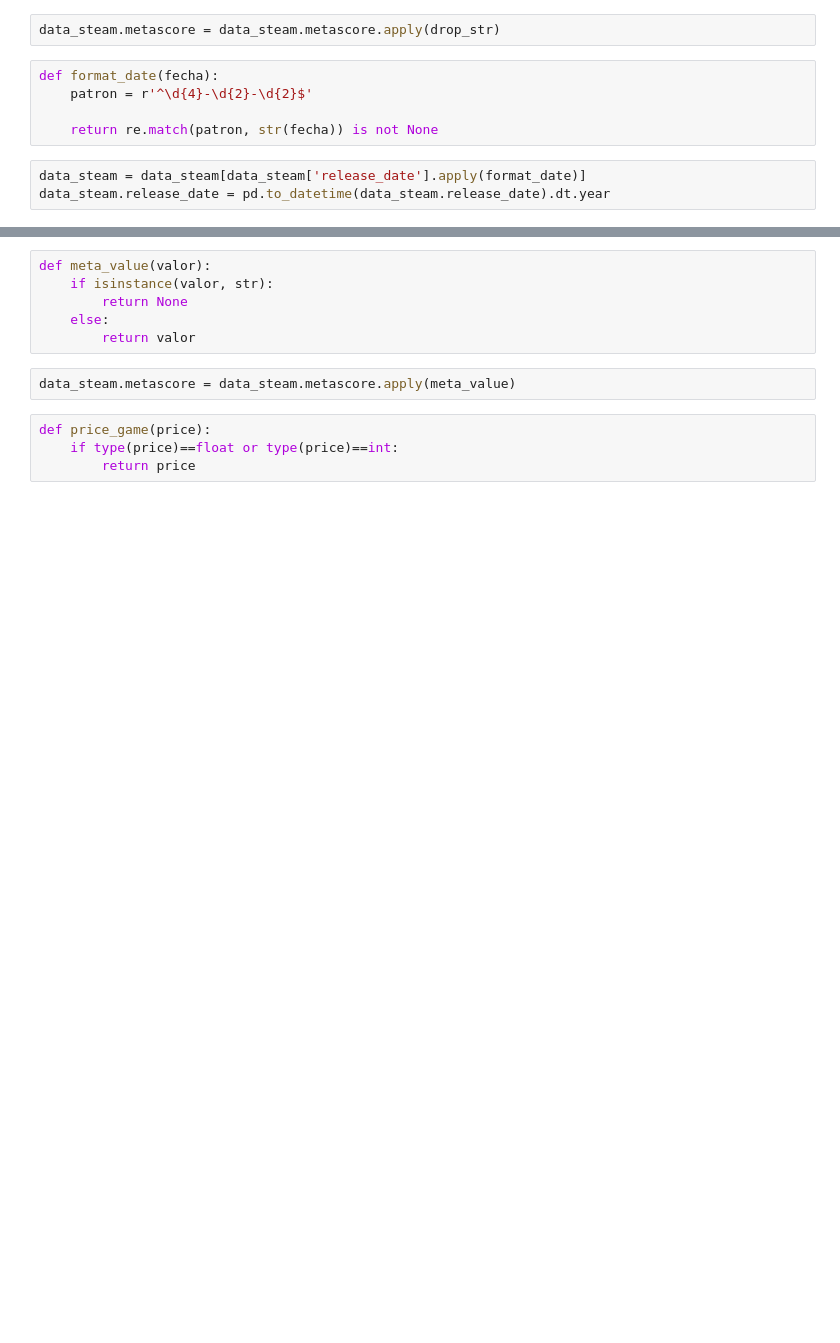
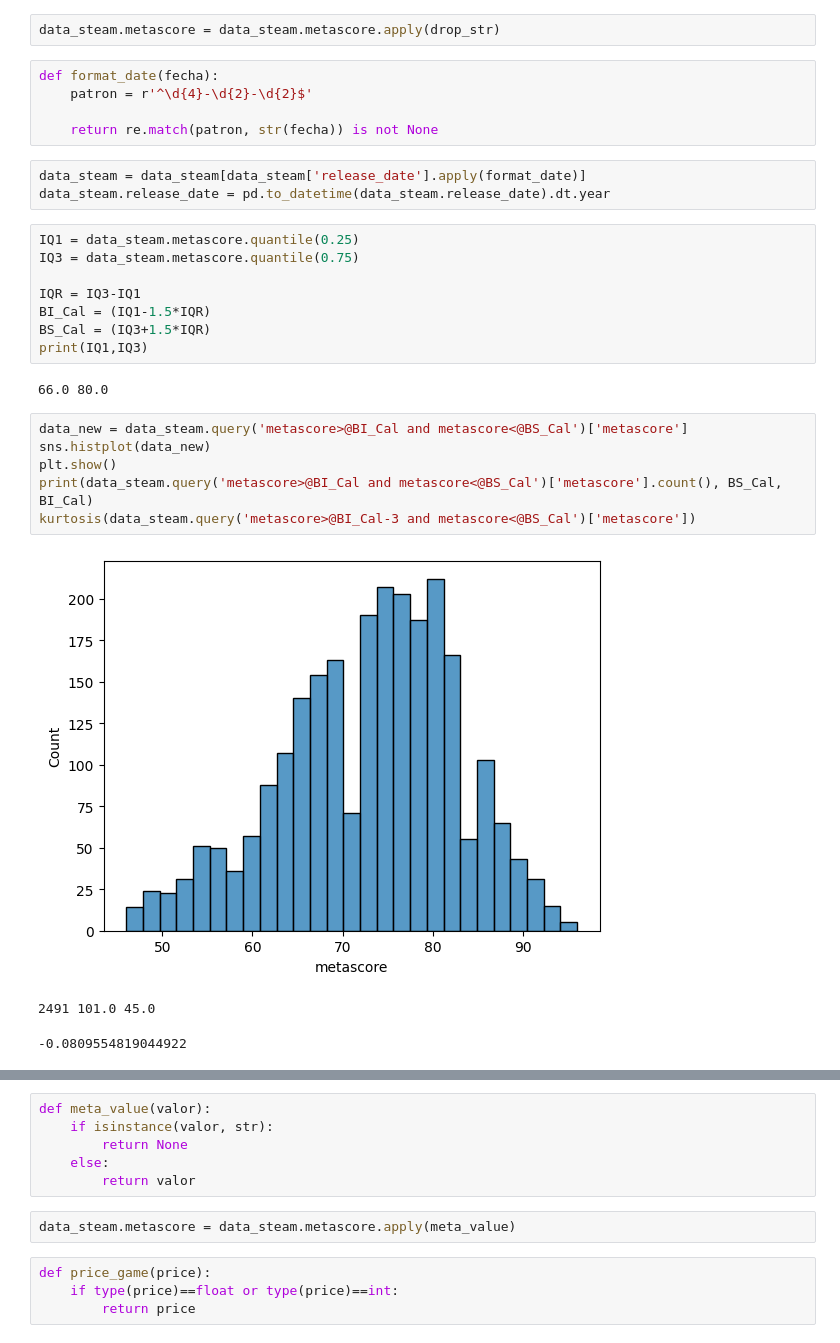
Before and after one commit to MIGUE-4/Probe, a Jupyter notebook: read_clean.ipynb, the cells around one changed output, grey strips where cells are left out. Saved outputs shown, nothing was run; the diff lists cells and outputs as text; blank space fills up the shorter version.

```diff
--- a/read_clean.ipynb
+++ b/read_clean.ipynb
@@ -33,3 +50,23 @@ def format_date(fecha):
 # %%
 data_steam = data_steam[data_steam['release_date'].apply(format_date)]
 data_steam.release_date = pd.to_datetime(data_steam.release_date).dt.year
+# %%
+IQ1 = data_steam.metascore.quantile(0.25)
+IQ3 = data_steam.metascore.quantile(0.75)
+
+IQR = IQ3-IQ1
+BI_Cal = (IQ1-1.5*IQR)
+BS_Cal = (IQ3+1.5*IQR)
+print(IQ1,IQ3)
+# %% [output]
+66.0 80.0
+# %%
+data_new = data_steam.query('metascore>@BI_Cal and metascore<@BS_Cal')['metascore']
+sns.histplot(data_new)
+plt.show()
+print(data_steam.query('metascore>@BI_Cal and metascore<@BS_Cal')['metascore'].count(), BS_Cal, BI_Cal)
+kurtosis(data_steam.query('metascore>@BI_Cal-3 and metascore<@BS_Cal')['metascore'])
+# %% [output]
+[figure, added]
+2491 101.0 45.0
+-0.0809554819044922
```
Also changed, not shown: parts of 12 cells of this notebook.
